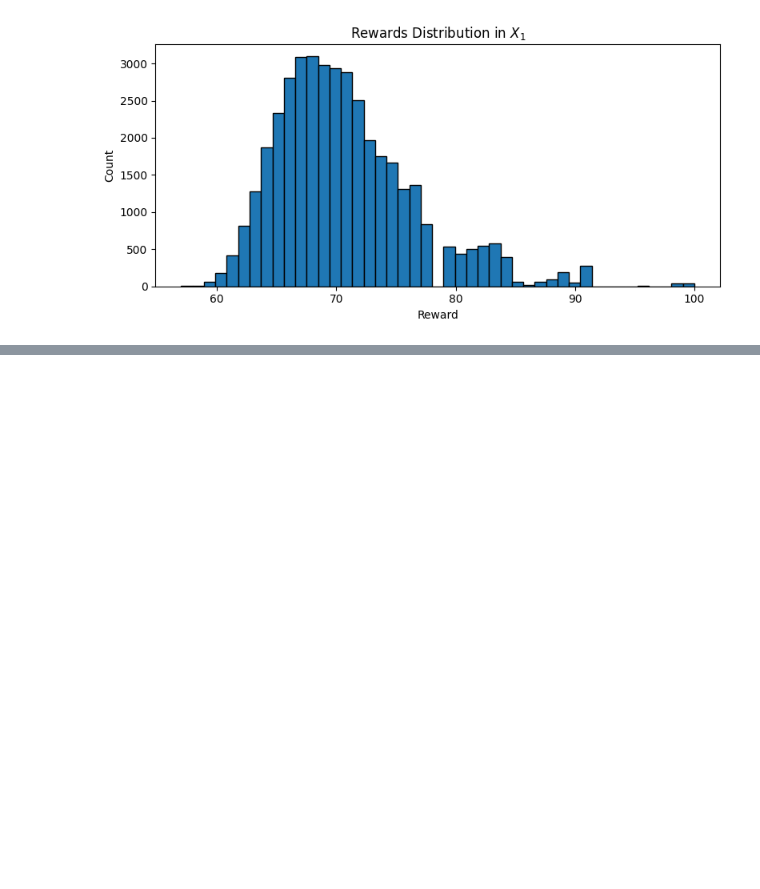
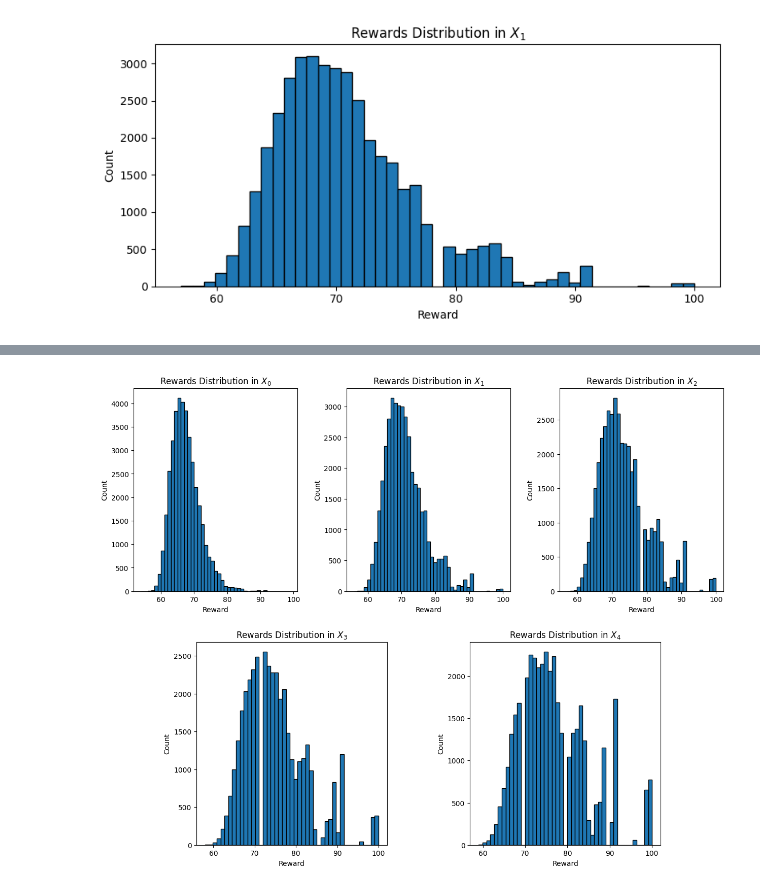
Before and after one commit to lgiito/transformers_math_experiments, a Jupyter notebook: patternboost.ipynb, the cells around one changed output, grey strips where cells are left out. Saved outputs shown, nothing was run; the diff lists cells and outputs as text; code cells hidden in the pictures; blank space fills up the shorter version.

```diff
--- a/patternboost.ipynb
+++ b/patternboost.ipynb
@@ -282,7 +287,7 @@ def generate_initial_dataset(num_samples):
     Returns:
         HuggingFace Dataset containing the generated graphs
     """
-    dataset_path = os.path.join(data_path, f"dataset_N{N}_samples{num_samples}")
+    dataset_path = os.path.join(data_path, f"X_0")
     if os.path.exists(dataset_path):
         print(f"Loading dataset from {dataset_path}...")
         dataset = Dataset.load_from_disk(dataset_path)
@@ -551,10 +558,10 @@ def process_search(args):
     return A(*args)
 
 with Pool() as pool:
-    X_1 = list(tqdm(pool.imap_unordered(process_search, tasks1),
+    X_1_text = list(tqdm(pool.imap_unordered(process_search, tasks1),
                             total=len(tasks1)))
 
-tasks2 = [(s, N) for s in X_1]
+tasks2 = [(s, N) for s in X_1_text]
 
 def process_reward(args):
     return r(*args)
@@ -562,4 +569,8 @@ def process_reward(args):
 with Pool() as pool:
     X_1_rewards= list(tqdm(pool.imap_unordered(process_reward, tasks2),
                                 total=len(tasks2)))
+
+X_1 = Dataset.from_dict({'text': X_1_text, 'reward': X_1_rewards})
+
+X_1.save_to_disk(os.path.join(data_path, f"X_1"))
 # %%
@@ -576,0 +729,45 @@ plt.show()
+# %%
+# Now lets plot our reward distributions for all X_i and compare with Figure 4 in the paper
+
+fig = plt.figure(figsize=(15, 10))
+
+gs_top = gridspec.GridSpec(1, 3, top=0.95, bottom=0.55, wspace=0.3)
+ax1 = fig.add_subplot(gs_top[0])
+ax2 = fig.add_subplot(gs_top[1])
+ax3 = fig.add_subplot(gs_top[2])
+
+
+gs_bottom = gridspec.GridSpec(1, 7, top=0.45, bottom=0.05,
+                            width_ratios=[1, 2, 2, 1, 2, 2, 1], wspace=0.3)
+ax4 = fig.add_subplot(gs_bottom[1:3])
+ax5 = fig.add_subplot(gs_bottom[4:6])
+
+# Plot histograms for X_0 through X_4
+ax1.hist(all_X_i[0]['reward'], bins=45, edgecolor='black', linewidth=1)
+ax1.set_title('Rewards Distribution in $X_0$')
+ax1.set_xlabel('Reward')
+ax1.set_ylabel('Count')
+
+ax2.hist(all_X_i[1]['reward'], bins=45, edgecolor='black', linewidth=1)
+ax2.set_title('Rewards Distribution in $X_1$')
+ax2.set_xlabel('Reward')
+ax2.set_ylabel('Count')
+
+ax3.hist(all_X_i[2]['reward'], bins=45, edgecolor='black', linewidth=1)
+ax3.set_title('Rewards Distribution in $X_2$')
+ax3.set_xlabel('Reward')
+ax3.set_ylabel('Count')
+
+ax4.hist(all_X_i[3]['reward'], bins=45, edgecolor='black', linewidth=1)
+ax4.set_title('Rewards Distribution in $X_3$')
+ax4.set_xlabel('Reward')
+ax4.set_ylabel('Count')
+
+ax5.hist(all_X_i[4]['reward'], bins=45, edgecolor='black', linewidth=1)
+ax5.set_title('Rewards Distribution in $X_4$')
+ax5.set_xlabel('Reward')
+ax5.set_ylabel('Count')
+
+plt.show()
+# %% [output]
+[figure, added]
```
Also changed, not shown: parts of 15 cells of this notebook.
